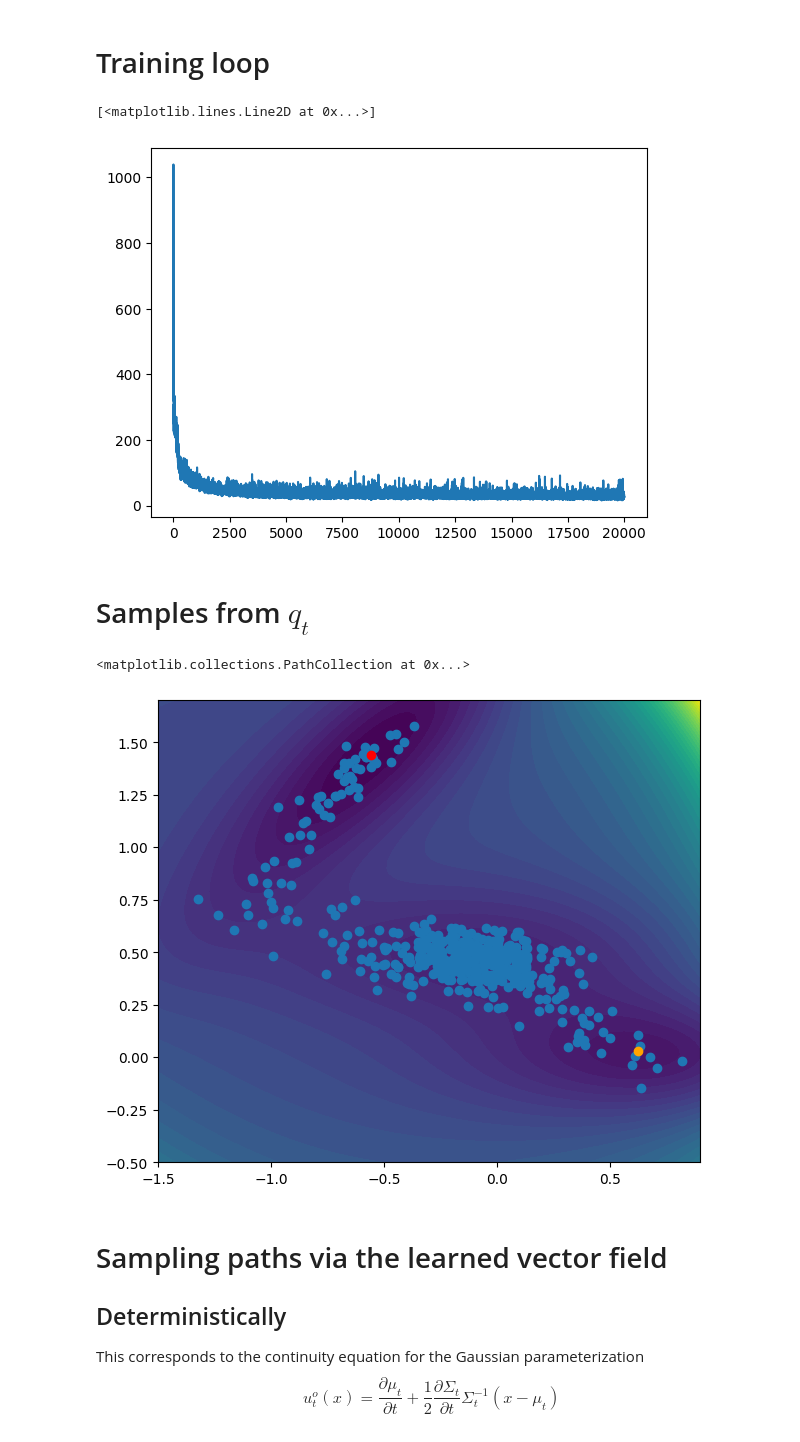
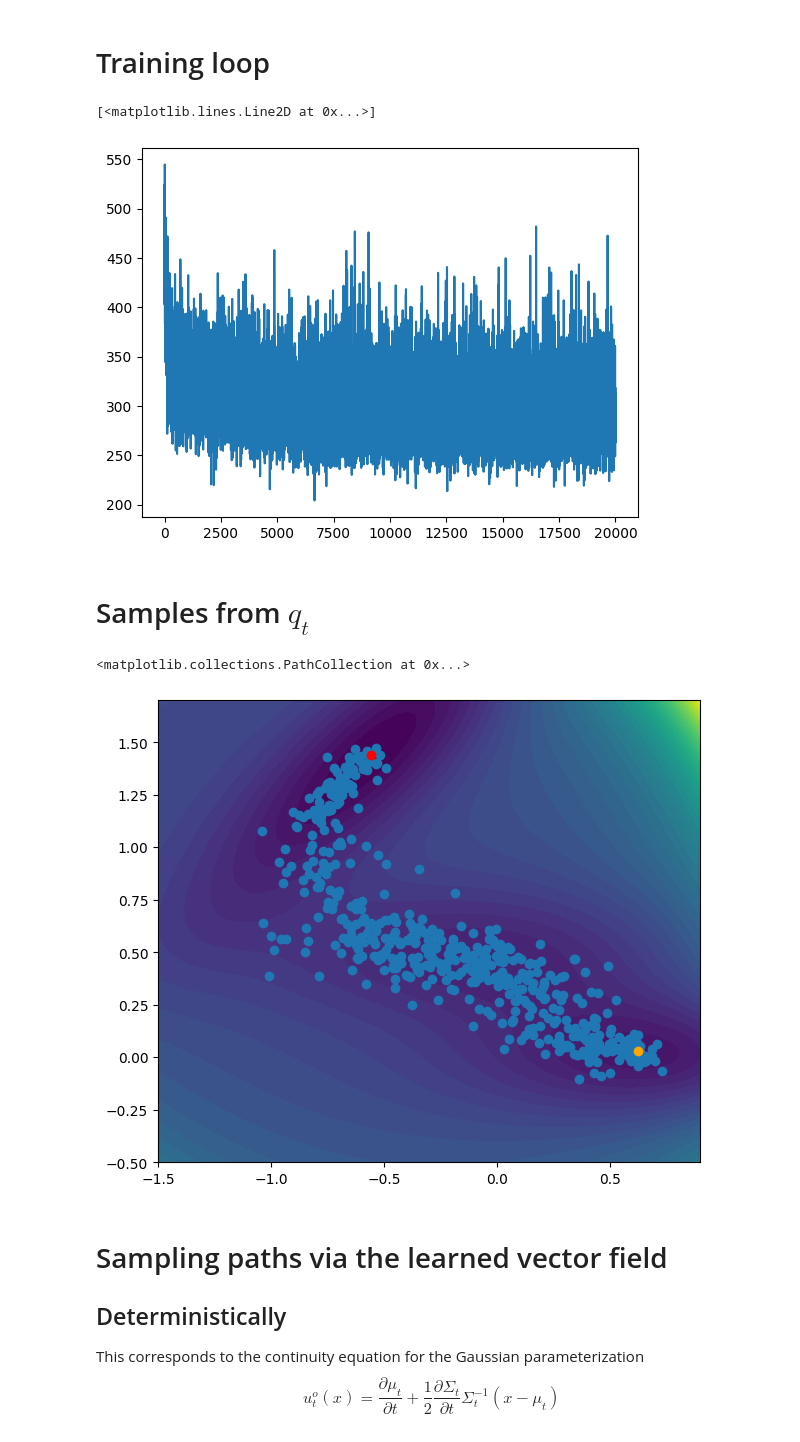
Before and after one commit to plainerman/Variational-Doob, a Jupyter notebook: notebooks/tps_gaussian.ipynb, the cells around one changed output. Saved outputs shown, nothing was run; the diff lists cells and outputs as text; code cells hidden in the pictures.

```diff
--- a/notebooks/tps_gaussian.ipynb
+++ b/notebooks/tps_gaussian.ipynb
@@ -36,11 +36,10 @@ if first_order:
     A = jnp.array([[-0.55828035, 1.44169]])
     B = jnp.array([[0.62361133, 0.02804632]])
     ndim = A.shape[1]
-    T = 1.0
+    T = 0.1
     k, Temp, gamma = 1.0, 1.0, 1.0
-    m = jnp.array([[1.0, 2.0]])
+    m = jnp.array([[1.0, 1.0]])
     xi = jnp.sqrt(2*k*Temp/(m*gamma))*jnp.ones((1,2)) # notation of Dellago eq. 19
-
     def drift(_x):
         return -dUdx_fn(_x)/(gamma*m)
 else:
@@ -51,8 +50,8 @@ else:
     k, Temp, gamma = 1.0, 1.0, 1.0
     m = jnp.array([[1.0, 2.0]])
     xi = jnp.sqrt(2*k*Temp/(m*gamma)) # notation of Dellago eq. 19
-    xi = jnp.hstack([jnp.array([[1e-3, 1e-3]]), xi])
+    xi = jnp.hstack([jnp.array([[1e-3, 1e-3]]), xi*jnp.ones((1,2))])
 
     def drift(_x):
-        return jnp.hstack([_x[:,2:], -gamma*_x[:,2:] - dUdx_fn(_x[:,:2])/(m)])
+        return jnp.hstack([_x[:,2:], -gamma*_x[:,2:] - dUdx_fn(_x[:,:2])/m])
 # %% [output]
@@ -76,7 +75,7 @@ You can choose from:
 # %%
 from models import MLPfull, MLPdiag, Interpolant
 # %%
-q = MLPfull(T,A,B,ndim)
+q = MLPdiag(T,A,B,ndim)
 
 BS = 512
 key = jax.random.PRNGKey(1)
@@ -105,10 +104,10 @@ def v_t_diag(_eps, _t, _params_q):
   _eps = _eps.squeeze()
   mu_t_val, s_val = gauss_params(_t)
   dmudt_val, dsdt_val = dgauss_paramsdt(_t)
-  _x = mu_t_val + jnp.sqrt(s_val)*_eps
-  dlogdx = -_eps/jnp.sqrt(s_val)
-  u_t = dmudt_val - 0.5*dlogdx*dsdt_val
-  out = (u_t - drift(_x)) + 0.5*(xi**2)*dlogdx.squeeze()
+  _x = mu_t_val + s_val*_eps
+  dlogdx = -_eps/s_val
+  u_t = dmudt_val - 0.5*(2*dsdt_val*s_val)*dlogdx
+  out = u_t + 0.5*(xi**2)*dlogdx.squeeze() - drift(_x)
   return out
 
 def v_t_full(_eps, _t, _params_q):
@@ -124,7 +123,7 @@ def v_t_full(_eps, _t, _params_q):
   dSigmadt = jax.lax.batch_matmul(dSdt_val, jnp.transpose(S_t_val, (0,2,1)))
   dSigmadt += jax.lax.batch_matmul(S_t_val, jnp.transpose(dSdt_val, (0,2,1)))
   u_t = dmudt_val - 0.5*jax.lax.batch_matmul(dSigmadt, dlogdx).squeeze()
-  out = (u_t - drift(_x)) + 0.5*(xi**2)*dlogdx.squeeze()
+  out = u_t + 0.5*(xi**2)*dlogdx.squeeze() - drift(_x)
   return out
 
 v_t = v_t_diag if type(q) == MLPdiag else v_t_full
@@ -162,26 +161,26 @@ plt.plot(loss_plot)
 # plt.yscale('log')
 # %% [output]
 [<matplotlib.lines.Line2D at 0x...>]
-[figure, old version]
+[figure, new version]
 # %% [markdown]
 # Samples from $q_t$
 # %%
 figsize(7,6)
 t = T*jnp.linspace(0,1,BS).reshape((-1,1))
 plt.contourf(x,y,z,50)
 key, path_key = jax.random.split(key)
 eps = jax.random.normal(path_key, [BS,ndim,1])
 mu_t, S_t = state_q.apply_fn(state_q.params, t)
 if type(q) == MLPdiag: # diag parameterization
-  samples = mu_t + jnp.sqrt(S_t)*eps.squeeze()
+  samples = mu_t + S_t*eps.squeeze()
 else: # full covariance parameterization
   samples = mu_t + jax.lax.batch_matmul(S_t, eps).squeeze()
 plt.scatter(samples[:,0], samples[:,1])
 plt.scatter(A[0,0], A[0,1], color='red')
 plt.scatter(B[0,0], B[0,1], color='orange')
 # %% [output]
 <matplotlib.collections.PathCollection at 0x...>
-[figure, old version]
+[figure, new version]
 # %% [markdown]
 # Sampling paths via the learned vector field
 ## Deterministically
```
Also changed, not shown: parts of 6 cells of this notebook, 1 other file.
